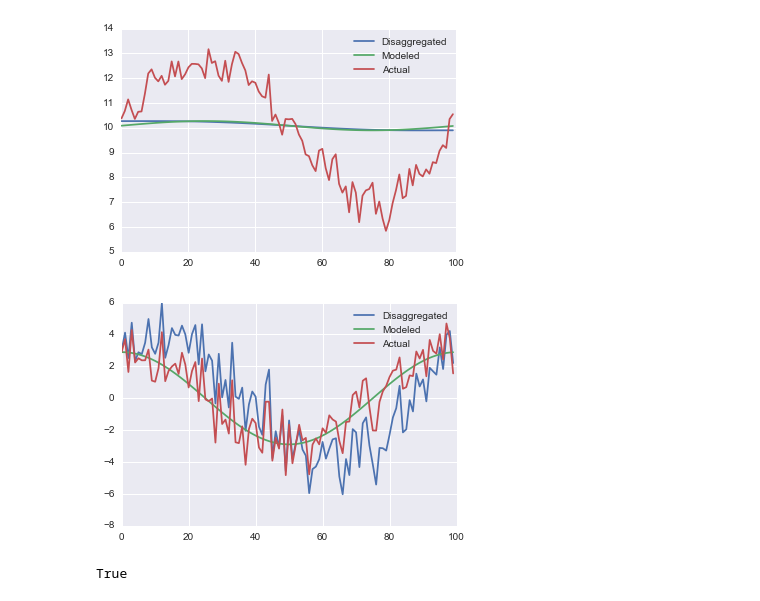
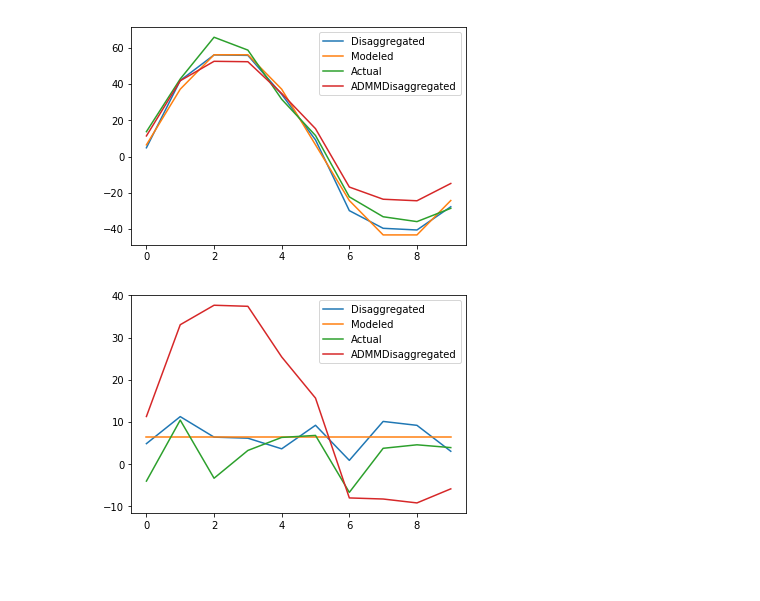
Before and after one commit to eckara/CSSS, a Jupyter notebook: CSSE_examples.ipynb, the cells around one changed output. Saved outputs shown, nothing was run; the diff lists cells and outputs as text; code cells hidden in the pictures; blank space fills up the shorter version.

Commit message:
v1 ADMM, double check stopping criteria

```diff
--- a/CSSE_examples.ipynb
+++ b/CSSE_examples.ipynb
@@ -9,14 +9,14 @@ import CSSS as CSSS
 %matplotlib inline
 # %%
 ## Create an example case where we separate two signals based on sin functions.
-N = 100
+N = 10
 
-X1 = np.sin(np.arange(N)*2*np.pi/N)*3
-Y1 = X1 + np.random.normal(0,.5,N) + 10
+X1 = np.sin(np.arange(N)*2*np.pi/N)*50
+Y1 = X1 + np.random.normal(0,4,N) + 10
 
 
-X2 = np.cos(np.arange(N)*2*np.pi/N)*3
-Y2 = X2 + np.random.normal(0,1,N)
+X2 = np.array([5*elem/100+2 for elem in range(0,N)])
+Y2 = X2 + np.random.normal(0,5,N)
 
 Y = Y1 + Y2
 # %%
@@ -28,13 +32,11 @@ plt.plot(Y1)
 # %%
 # Try it out.
 CSSEtry = CSSS.CSSS(Y)  ## Instantiate model with aggregate signal, Y
-CSSEtry.addSource(np.vstack((np.ones((1,N)),X1)).transpose(), alpha = 4, name = 'Y1',
-                 regularizeSource='diff1_sse', gamma = 10000,
-                 regularizeTheta='L1', beta=0)  ## Add a model for Y1
+CSSEtry.addSource(np.vstack((np.ones((1,N)),X1)).transpose(), alpha = 1, name = 'Y1')  ## Add a model for Y1
 CSSEtry.addSource(X2, alpha = 1, name = 'Y2') ## Add a model for Y2
 
 ## Constrain Y2 to be greater than -1 just to try out the constraints.
-CSSEtry.addConstraint(CSSEtry.models['Y2']['source'] > -10 )
+#CSSEtry.addConstraint(CSSEtry.models['Y2']['source'] > -10 )
 
 CSSEtry.constructSolve()
 # %% [output]
@@ -46,22 +65,22 @@ np.array([1,2,3]).size
 # %%
 plt.plot(CSSEtry.models['Y1']['source'].value, label = 'Disaggregated')
+
 plt.plot(CSSEtry.models['Y1']['regressor'] * CSSEtry.models['Y1']['theta'].value, label = 'Modeled')
 plt.plot(Y1, label = 'Actual')
+plt.plot(CSSEtry.models['Y1']['admmSource'], label = 'ADMMDisaggregated')
+
 plt.legend()
 plt.show()
 # %% [output]
-[figure, old version]
+[figure, new version]
 # %%
 plt.plot(CSSEtry.models['Y2']['source'].value, label = 'Disaggregated')
+
 plt.plot(CSSEtry.models['Y2']['regressor'] * CSSEtry.models['Y2']['theta'].value, label = 'Modeled')
 plt.plot(Y2, label = 'Actual')
+plt.plot(CSSEtry.models['Y2']['admmSource'], label = 'ADMMDisaggregated')
+
 plt.legend()
 plt.show()
 # %% [output]
-[figure, old version]
+[figure, new version]
-# %%
-def doit(x):
-    np.sum(x)
-callable(doit)
-# %% [output]
-True
```
Also changed, not shown: parts of 6 cells of this notebook, 1 other file.
